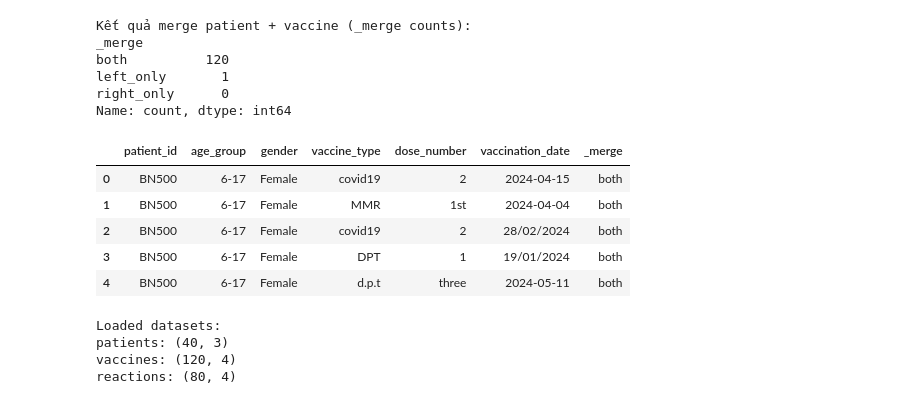
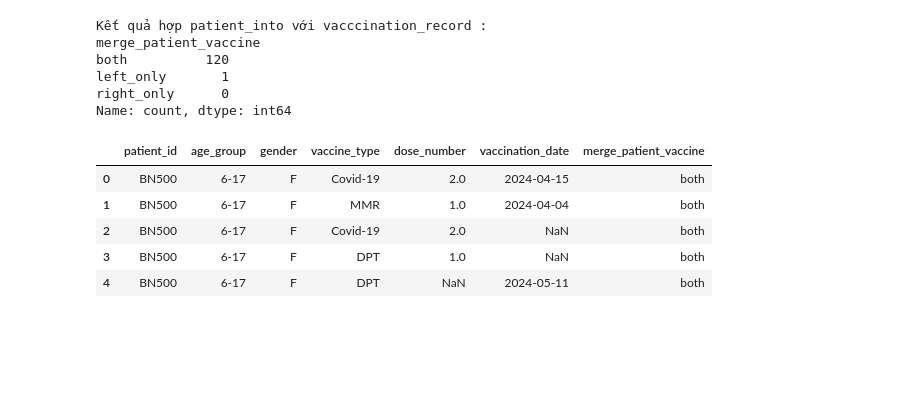
Before and after one commit to odnoliubz/18A3_Nhom_03_Case_-13, a Jupyter notebook: task04_merge/task4.ipynb, the cells around one changed output. Cells and saved outputs as stored; diff of their text form; code cells hidden in the pictures; blank space fills up the shorter version.

Commit message:
[Task04] Merge dữ liệu

```diff
--- a/task04_merge/task4.ipynb
+++ b/task04_merge/task4.ipynb
@@ -126,51 +1,37 @@ print(summary)
+# %%
+import pandas as pd
+
+
+# 1. ĐỌC DỮ LIỆU
+
+
+df_patient = pd.read_csv("../data_clean/patient_info_clean.csv")
+df_reaction = pd.read_csv("../data_clean/reaction_log_clean.csv")
+df_vaccine = pd.read_csv("../data_clean/vaccination_record_clean.csv")
 # %%
-# =========================
-# MERGE: patient_info + vaccination_record
-# =========================
-patients_vaccines = patients.merge(
-    vaccines,
+# 1. MERGE: - Merge patient_info với vaccination_record theo patient_id.
+import pandas as pd
+
+patients_vaccines = pd.merge(
+    df_patient,
+    df_vaccine,
     on="patient_id",
     how="left",
-    indicator=True
+    indicator="merge_patient_vaccine"
 )
-print("\nKết quả merge patient + vaccine (_merge counts):")
-print(patients_vaccines["_merge"].value_counts())
+print("\nKết quả hợp patient_into với vacccination_record :")
+print(patients_vaccines["merge_patient_vaccine"].value_counts())
 display(patients_vaccines.head())
 # %% [output]
-Kết quả merge patient + vaccine (_merge counts):
-_merge
+Kết quả hợp patient_into với vacccination_record :
+merge_patient_vaccine
 both          120
 left_only       1
 right_only      0
 Name: count, dtype: int64
-|  | patient_id | age_group | gender | vaccine_type | dose_number | vaccination_date | _merge |
-| 0 | BN500 | 6-17 | Female | covid19 | 2 | 2024-04-15 | both |
-| 1 | BN500 | 6-17 | Female | MMR | 1st | 2024-04-04 | both |
-| 2 | BN500 | 6-17 | Female | covid19 | 2 | 28/02/2024 | both |
-| 3 | BN500 | 6-17 | Female | DPT | 1 | 19/01/2024 | both |
-| 4 | BN500 | 6-17 | Female | d.p.t | three | 2024-05-11 | both |
+|  | patient_id | age_group | gender | vaccine_type | dose_number | vaccination_date | merge_patient_vaccine |
+| 0 | BN500 | 6-17 | F | Covid-19 | 2.0 | 2024-04-15 | both |
+| 1 | BN500 | 6-17 | F | MMR | 1.0 | 2024-04-04 | both |
+| 2 | BN500 | 6-17 | F | Covid-19 | 2.0 | NaN | both |
+| 3 | BN500 | 6-17 | F | DPT | 1.0 | NaN | both |
+| 4 | BN500 | 6-17 | F | DPT | NaN | 2024-05-11 | both |
-# %%
-import pandas as pd
-import numpy as np
-from IPython.display import display
-
-# =========================
-# 1. ĐỌC DỮ LIỆU & CHUẨN HOÁ
-# =========================
-patients = pd.read_csv(r"D:\case13\patient_info.csv")
-vaccines = pd.read_csv(r"D:\case13\vaccination_record.csv")
-reactions = pd.read_csv(r"D:\case13\reaction_log.csv")
-
-# Chuẩn hoá patient_id
-for df in [patients, vaccines, reactions]:
-    df["patient_id"] = df["patient_id"].astype(str).str.strip().str.upper()
-
-print("Loaded datasets:")
-print("patients:", patients.shape)
-print("vaccines:", vaccines.shape)
-print("reactions:", reactions.shape)
-# %% [output]
-Loaded datasets:
-patients: (40, 3)
-vaccines: (120, 4)
-reactions: (80, 4)
```
Also changed, not shown: parts of 8 cells of this notebook.
